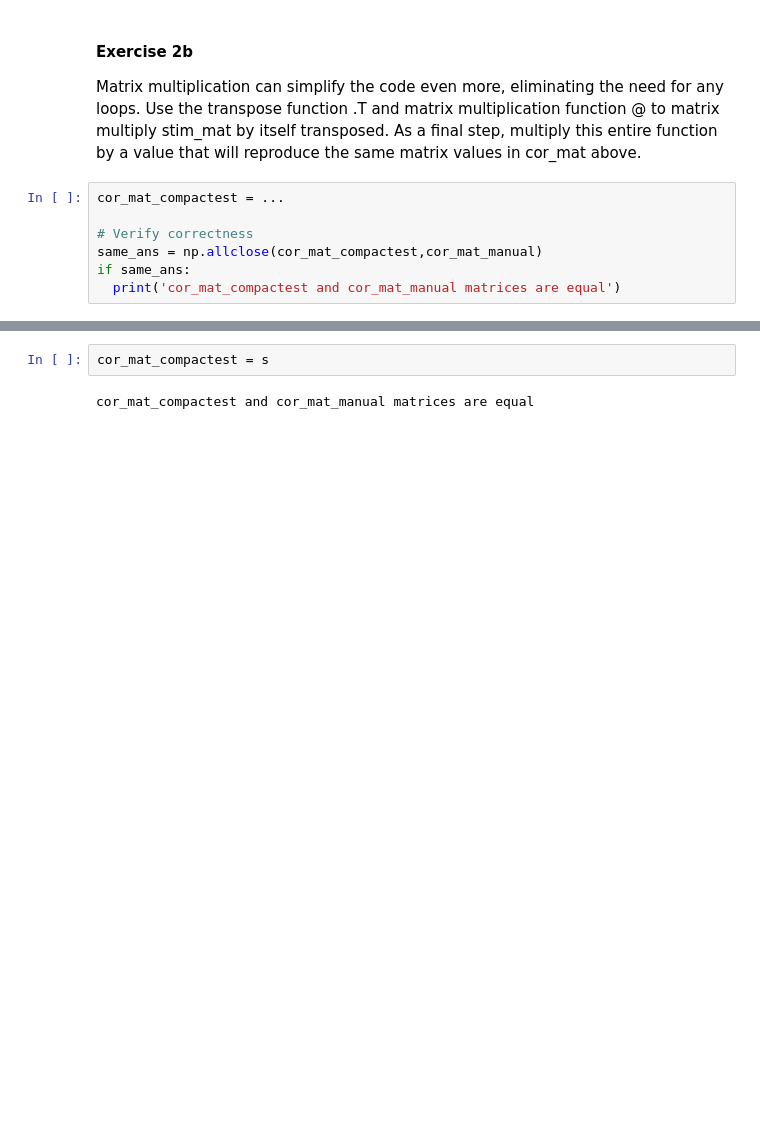
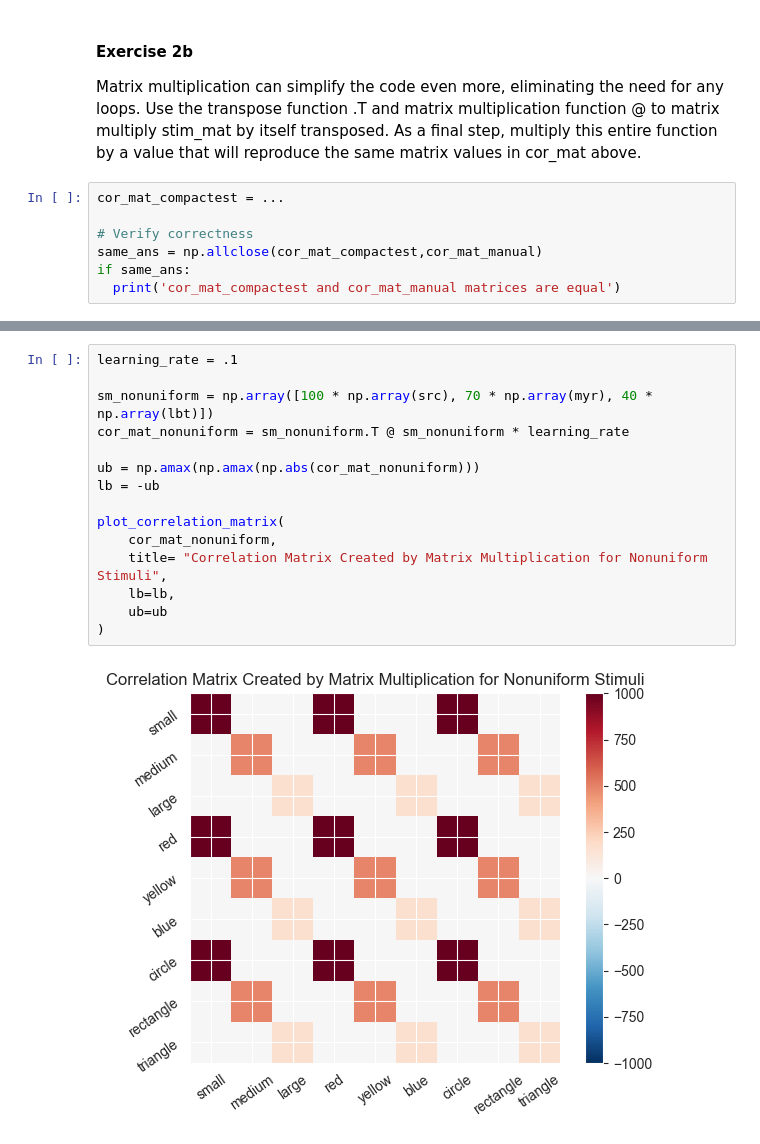
Before and after one commit to younesStrittmatter/502B, a Jupyter notebook: book/content/chapter_1/notebooks/Hebbian Learning.ipynb, the cells around one changed output, grey strips where cells are left out. Saved outputs shown, nothing was run; the diff lists cells and outputs as text; blank space fills up the shorter version.

```diff
--- a/book/content/chapter_1/notebooks/Hebbian Learning.ipynb
+++ b/book/content/chapter_1/notebooks/Hebbian Learning.ipynb
@@ -407,4 +378,17 @@ if same_ans:
 # %%
-cor_mat_compactest = s
+learning_rate = .1
+
+sm_nonuniform = np.array([100 * np.array(src), 70 * np.array(myr), 40 * np.array(lbt)])
+cor_mat_nonuniform = sm_nonuniform.T @ sm_nonuniform * learning_rate
+
+ub = np.amax(np.amax(np.abs(cor_mat_nonuniform)))
+lb = -ub
+
+plot_correlation_matrix(
+    cor_mat_nonuniform,
+    title= "Correlation Matrix Created by Matrix Multiplication for Nonuniform Stimuli",
+    lb=lb,
+    ub=ub
+)
 # %% [output]
-cor_mat_compactest and cor_mat_manual matrices are equal
+[figure, added]
```
Also changed, not shown: parts of 18 cells of this notebook.
